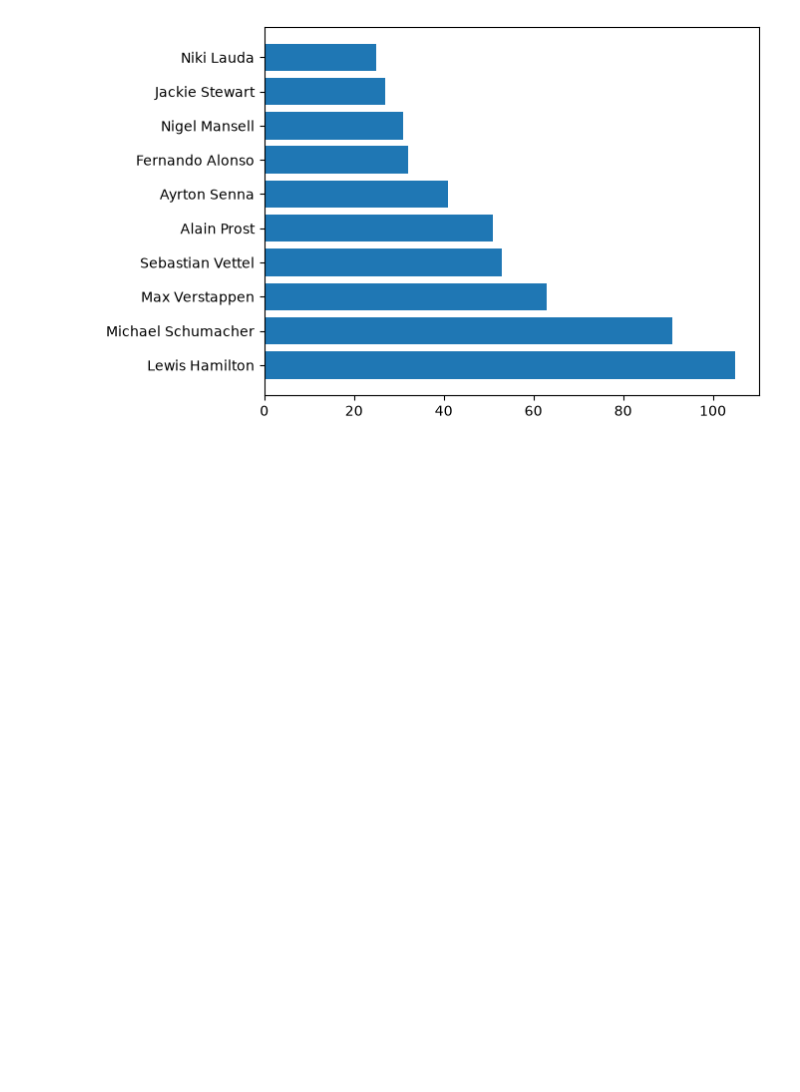
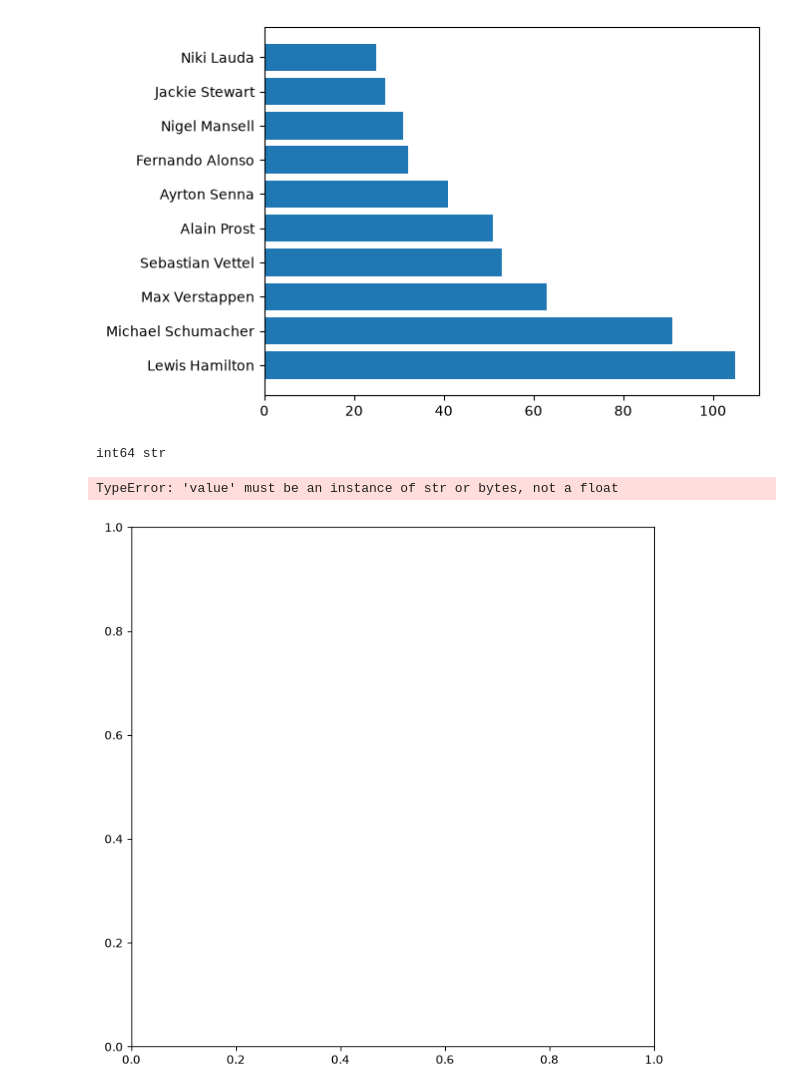
Before and after one commit to geunchankim-glitch/data-practice, a Jupyter notebook: chan/task.ipynb, the cells around one changed output. Cells and saved outputs as stored; diff of their text form; code cells hidden in the pictures; blank space fills up the shorter version.

Commit message:
Task9- Create a scatter plot (or boxplot) comparing starting grid position vs final race position

```diff
--- a/chan/task.ipynb
+++ b/chan/task.ipynb
@@ -311,3 +311,16 @@ plt.savefig('./pngs/chart2_top10_wins.png')
 plt.show()
 # %% [output]
 [figure]
+# %%
+# Create a scatter plot (or boxplot) comparing starting grid position vs final race position
+print(merged['grid'].dtype, merged['position'].dtype)
+df['position'] = df['position'].replace('\\N', np.nan)
+plt.figure(figsize=(8, 8))
+plt.scatter(merged['grid'], merged['position'], alpha=0.3)
+plt.xlabel('Starting Grid Position')
+plt.ylabel('Final Race Position')
+plt.show()
+# %% [output]
+int64 str
+TypeError: 'value' must be an instance of str or bytes, not a float
+[figure, added]
```
